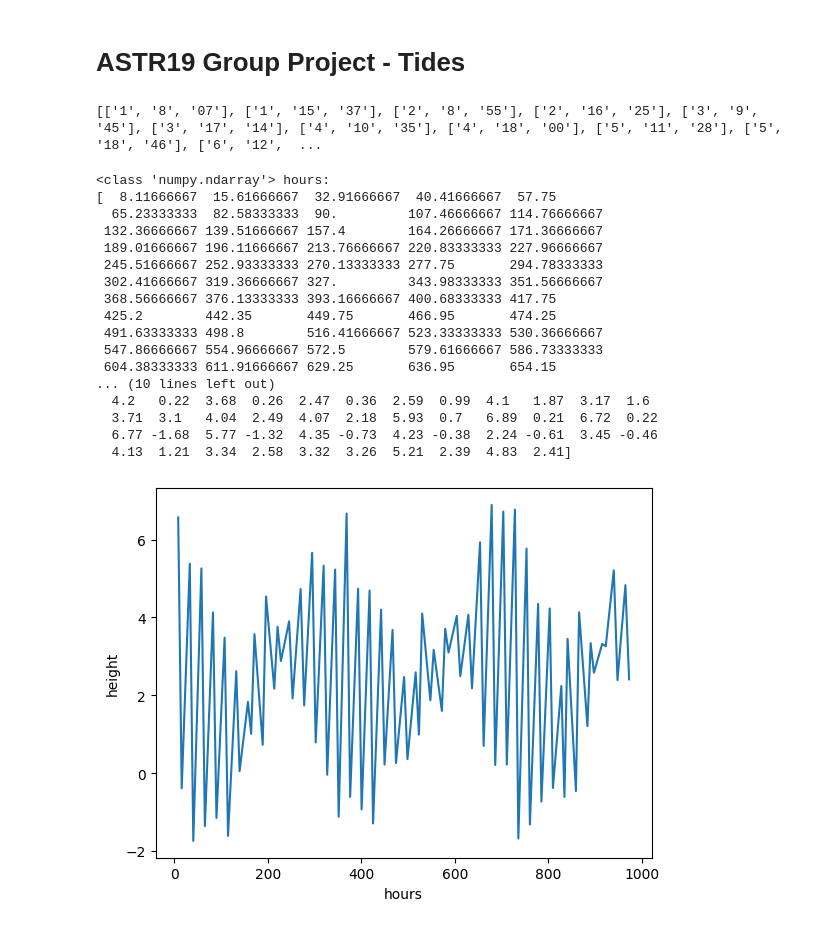
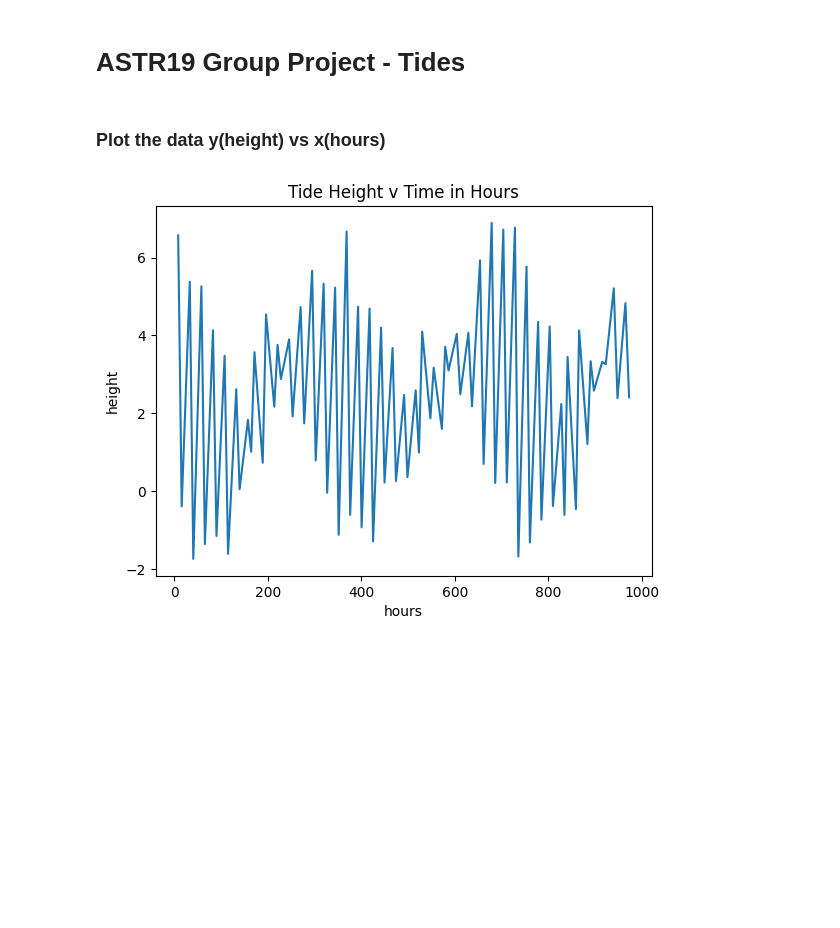
Before and after one commit to Alexis-Valdes/ASTR-Group-Project, a Jupyter notebook: data-plotting.ipynb, the cells around one changed output. Drawn from its saved outputs; the diff is of its cells as text; code cells hidden in the pictures; blank space fills up the shorter version.

Commit message:
Made the final changes and cleaned up the code some more to not print so much data

```diff
--- a/data-plotting.ipynb
+++ b/data-plotting.ipynb
@@ -6,12 +6,25 @@ import matplotlib.pyplot as plt
 from scipy import optimize, interpolate
 %matplotlib inline
 # %%
+### 1 ###
 # get data
 days, time, height = np.loadtxt('ASTR19_F23_group_project_data.txt', skiprows=3, unpack=True, usecols=(0, 1, 2), dtype=str)
+
+# define function to convert data points to hours
+def convert_to_hours(days_hours_and_minutes):
+    hours = []
+    for day, hour, mins in days_hours_and_minutes:
+        hour = int(hour) + int(mins) / 60
+        hour += (int(day) - 1) * 24
+        hours.append(hour)
+    return np.array(hours)
 
 # each element is a list [day, hour, minutes]
 days_hours_and_minutes = [[days[i]] + time[i].split(':') for i in range(len(time))]
 
-print(days_hours_and_minutes)
+# values for our x-axis
+x = convert_to_hours(days_hours_and_minutes)
+
+# convert height to float
+# print(type(height), "height:")
+y = height.astype(np.float64)
-# %% [output]
-[['1', '8', '07'], ['1', '15', '37'], ['2', '8', '55'], ['2', '16', '25'], ['3', '9', '45'], ['3', '17', '14'], ['4', '10', '35'], ['4', '18', '00'], ['5', '11', '28'], ['5', '18', '46'], ['6', '12',  ...
@@ -27,39 +31,14 @@ def convert_to_hours(days_hours_and_minutes):
-# %%
-# values for our x-axis
-x = convert_to_hours(days_hours_and_minutes)
-print(type(x), "hours:")
-print(x)
-
-# convert height to float
-print(type(height), "height:")
-y = height.astype(np.float64)
-print(y)
-# %% [output]
-<class 'numpy.ndarray'> hours:
-[  8.11666667  15.61666667  32.91666667  40.41666667  57.75
-  65.23333333  82.58333333  90.         107.46666667 114.76666667
- 132.36666667 139.51666667 157.4        164.26666667 171.36666667
- 189.01666667 196.11666667 213.76666667 220.83333333 227.96666667
- 245.51666667 252.93333333 270.13333333 277.75       294.78333333
- 302.41666667 319.36666667 327.         343.98333333 351.56666667
- 368.56666667 376.13333333 393.16666667 400.68333333 417.75
- 425.2        442.35       449.75       466.95       474.25
- 491.63333333 498.8        516.41666667 523.33333333 530.36666667
- 547.86666667 554.96666667 572.5        579.61666667 586.73333333
- 604.38333333 611.91666667 629.25       636.95       654.15
-... (10 lines left out)
-  4.2   0.22  3.68  0.26  2.47  0.36  2.59  0.99  4.1   1.87  3.17  1.6
-  3.71  3.1   4.04  2.49  4.07  2.18  5.93  0.7   6.89  0.21  6.72  0.22
-  6.77 -1.68  5.77 -1.32  4.35 -0.73  4.23 -0.38  2.24 -0.61  3.45 -0.46
-  4.13  1.21  3.34  2.58  3.32  3.26  5.21  2.39  4.83  2.41]
+# %% [markdown]
+### Plot the data y(height) vs x(hours)
 # %%
-# plot x vs. y
+# plot y (height) vs. x(hours)
 plt.plot(x, y)
 plt.xlabel('hours')
 plt.ylabel('height')
+plt.title('Tide Height v Time in Hours')
 plt.show()
 # %% [output]
-[figure, old version]
+[figure, new version]
 # %%
 # first attempt
 def sin(x, a, b):
```
Also changed, not shown: parts of 8 cells of this notebook, 2 other files.
